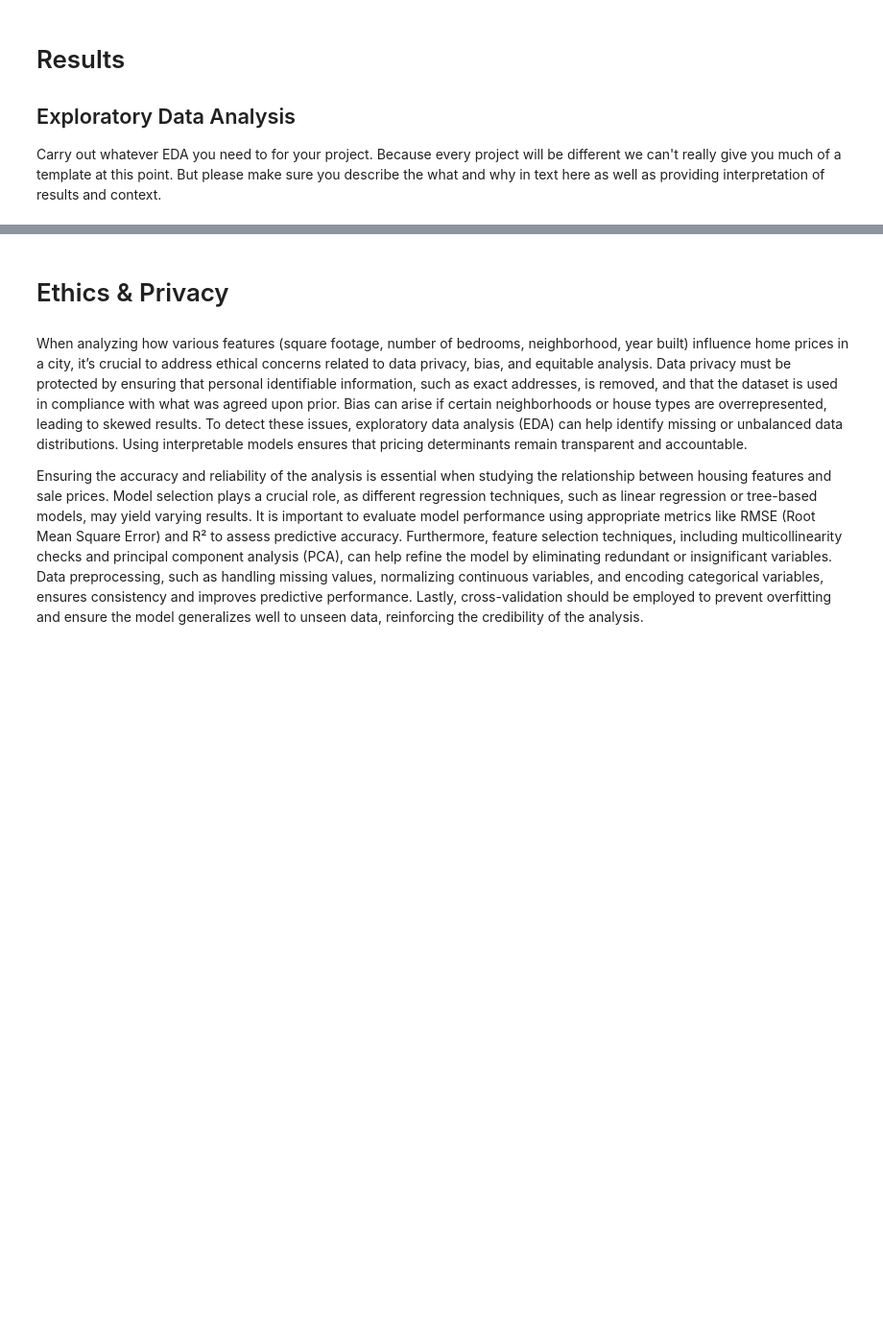
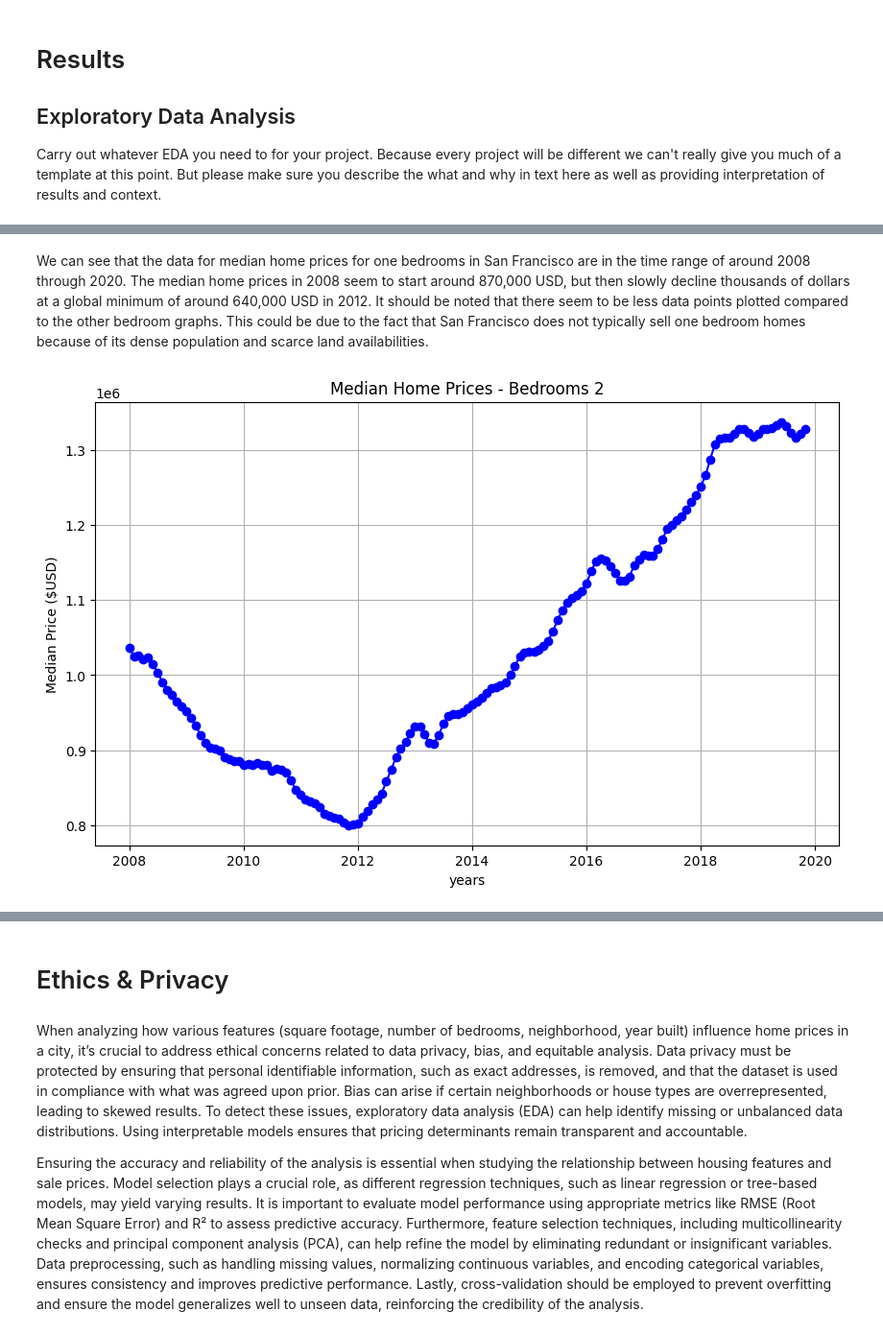
Before and after one commit to jocelynng101/COGS108_Repo, a Jupyter notebook: EDACheckpoint_Group045_WI25.ipynb, the cells around one changed output, grey strips where cells are left out. Shown at 96% size. Drawn from its saved outputs; the diff is of its cells as text; code cells hidden in the pictures; blank space fills up the shorter version.

```diff
--- a/EDACheckpoint_Group045_WI25.ipynb
+++ b/EDACheckpoint_Group045_WI25.ipynb
@@ -139,0 +259,6 @@ Some more words and stuff.  Remember notebooks work best if you interleave the c
+# %% [markdown]
+We can see that the data for median home prices for one bedrooms in San Francisco are in the time range of around 2008 through 2020. The median home prices in 2008 seem to start around 870,000 USD, but then slowly decline thousands of dollars at a global minimum of around 640,000 USD in 2012. It should be noted that there seem to be less data points plotted compared to the other bedroom graphs. This could be due to the fact that San Francisco does not typically sell one bedroom homes because of its dense population and scarce land availabilities.
+# %%
+plot_san_francisco_data(bed2, 'Median Home Prices - Bedrooms 2', 'years', 'Median Price ($USD)')
+# %% [output]
+[figure, added]
```
Also changed, not shown: parts of 32 cells of this notebook.
